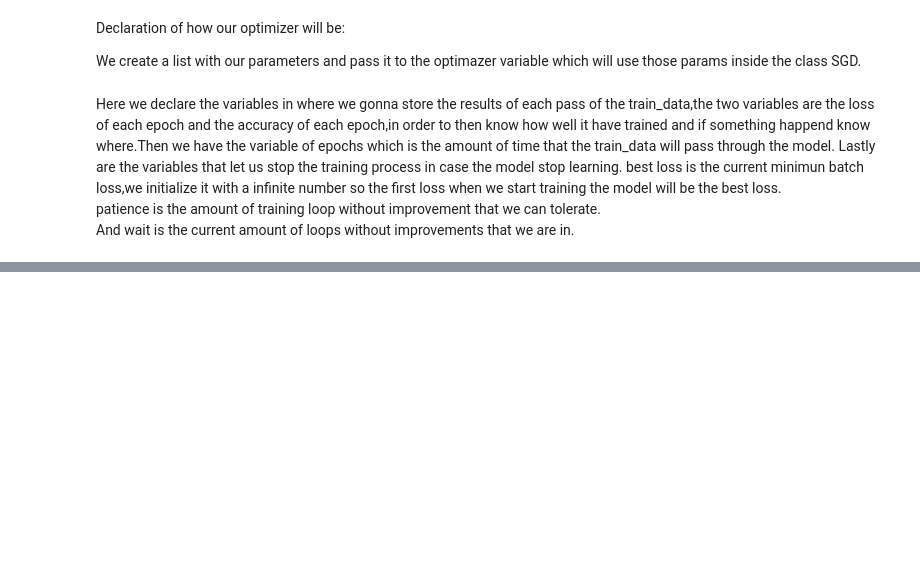
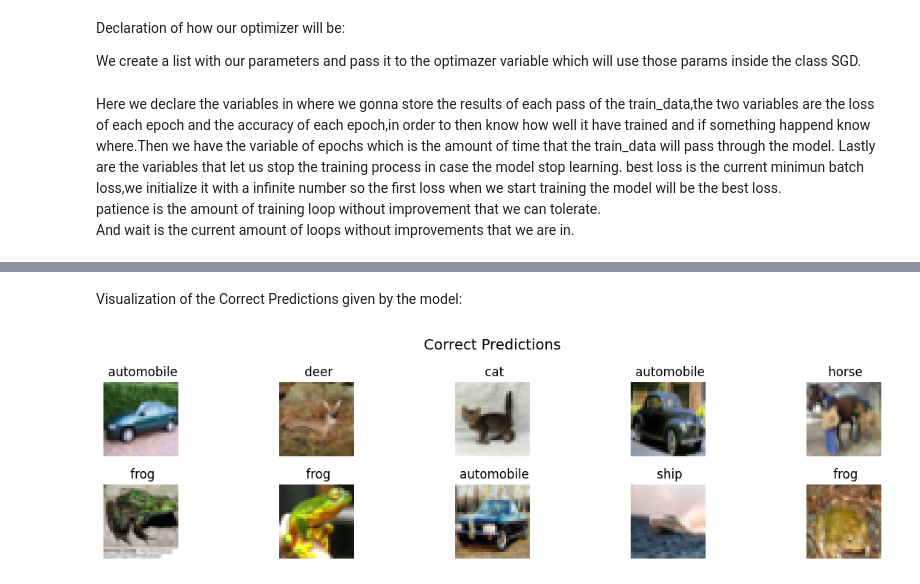
Before and after one commit to NvirAdan/CNN-CIFAR10, a Jupyter notebook: CNN.ipynb, the cells around one changed output, grey strips where cells are left out. Cells and saved outputs as stored; diff of their text form; code cells hidden in the pictures; blank space fills up the shorter version.

```diff
--- a/CNN.ipynb
+++ b/CNN.ipynb
@@ -630,0 +819,19 @@ np.savez(
+# %% [markdown]
+Visualization of the Correct Predictions given by the model:
+# %%
+plt.figure(figsize=(12,6))
+
+for i,(img,true_label,pred_label) in enumerate(correct_examples):
+    plt.subplot(4,5,i+1)
+
+    img = img.transpose(1,2,0)
+
+    plt.imshow(img)
+    plt.title(f" {class_names[true_label]}")
+    plt.axis("off")
+
+plt.suptitle("Correct Predictions",fontsize=14)
+plt.tight_layout()
+plt.show()
+# %% [output]
+[figure, added]
```
Also changed, not shown: parts of 20 cells of this notebook, 1 other file.
